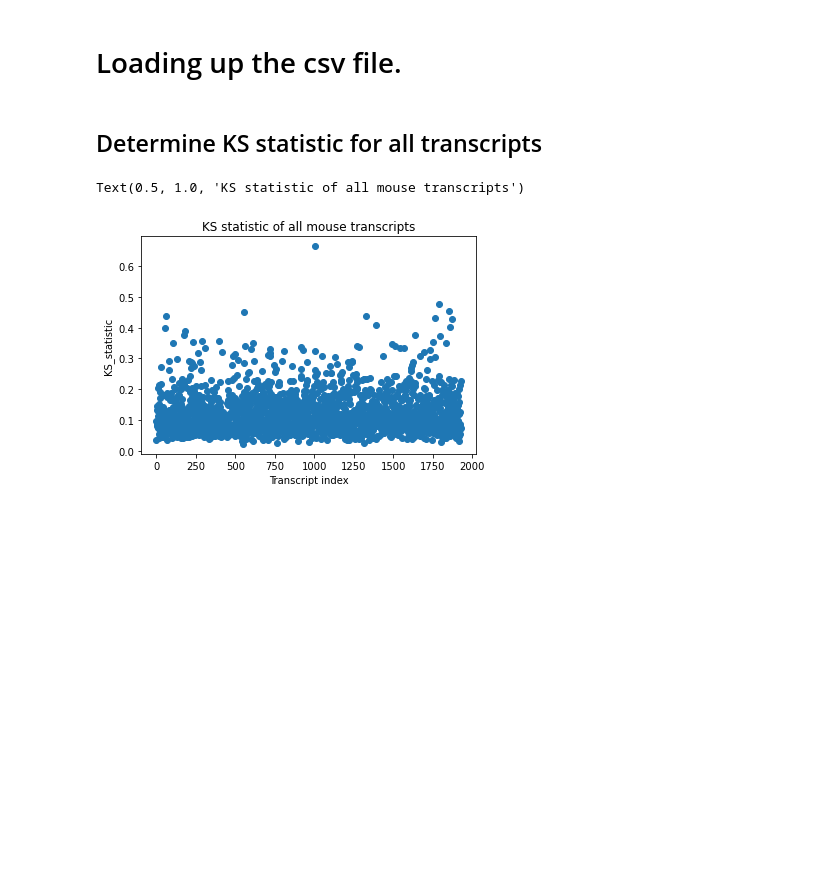
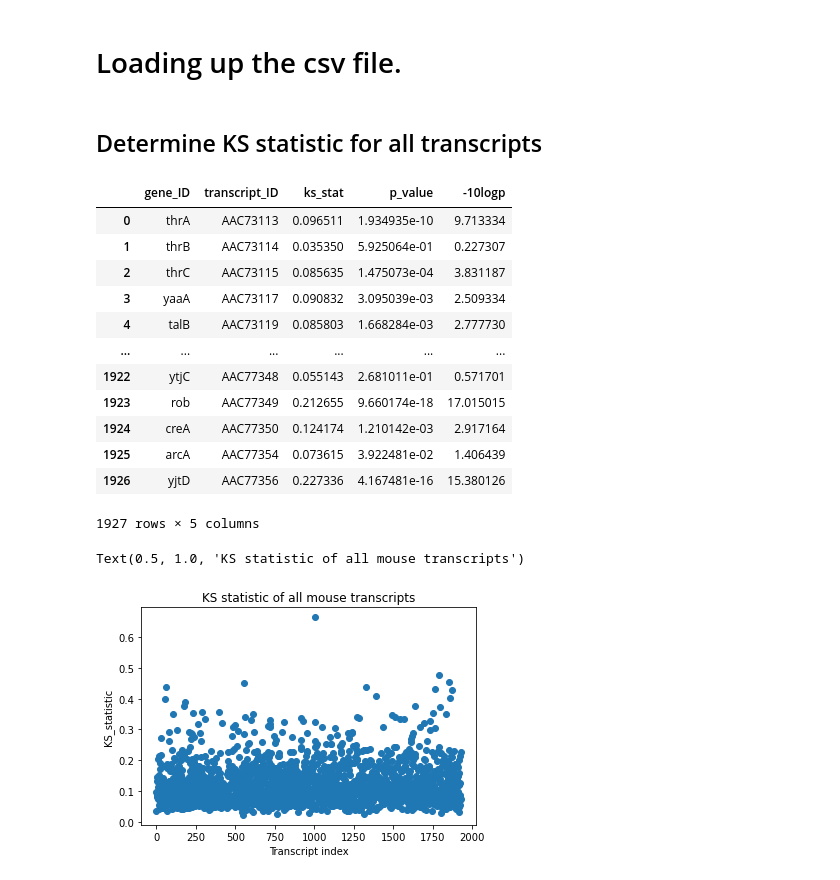
Before and after one commit to Raif-fl/Fall_2021_Work_journal, a Jupyter notebook: KS_stat/ecol_KS_like.ipynb, the cells around one changed output. Saved outputs shown, nothing was run; the diff lists cells and outputs as text; code cells hidden in the pictures; blank space fills up the shorter version.

```diff
--- a/KS_stat/ecol_KS_like.ipynb
+++ b/KS_stat/ecol_KS_like.ipynb
@@ -94,6 +94,22 @@ if pre_load == False:
     df = pd.DataFrame(list(zip(gene_list, tr_id, ks_list, p_list, log_p)))
     df.columns = ["gene_ID","transcript_ID", "ks_stat", "p_value", "-10logp"]
     df.to_csv(save_path + "ks_table_" + samp_num + ".csv", index=False)
+# %%
+df
+# %% [output]
+|  | gene_ID | transcript_ID | ks_stat | p_value | -10logp |
+| 0 | thrA | AAC73113 | 0.096511 | 1.934935e-10 | 9.713334 |
+| 1 | thrB | AAC73114 | 0.035350 | 5.925064e-01 | 0.227307 |
+| 2 | thrC | AAC73115 | 0.085635 | 1.475073e-04 | 3.831187 |
+| 3 | yaaA | AAC73117 | 0.090832 | 3.095039e-03 | 2.509334 |
+| 4 | talB | AAC73119 | 0.085803 | 1.668284e-03 | 2.777730 |
+| ... | ... | ... | ... | ... | ... |
+| 1922 | ytjC | AAC77348 | 0.055143 | 2.681011e-01 | 0.571701 |
+| 1923 | rob | AAC77349 | 0.212655 | 9.660174e-18 | 17.015015 |
+| 1924 | creA | AAC77350 | 0.124174 | 1.210142e-03 | 2.917164 |
+| 1925 | arcA | AAC77354 | 0.073615 | 3.922481e-02 | 1.406439 |
+| 1926 | yjtD | AAC77356 | 0.227336 | 4.167481e-16 | 15.380126 |
+1927 rows × 5 columns
 # %%
 # An optional line that loads up a pre-made dataset
 if pre_load == True:
```
Also changed, not shown: parts of 1 cell of this notebook, 5 other files.
